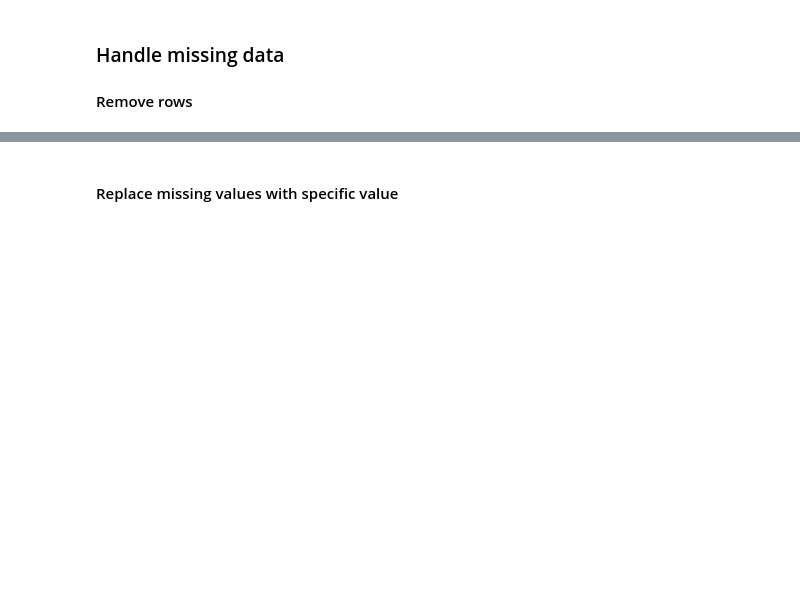
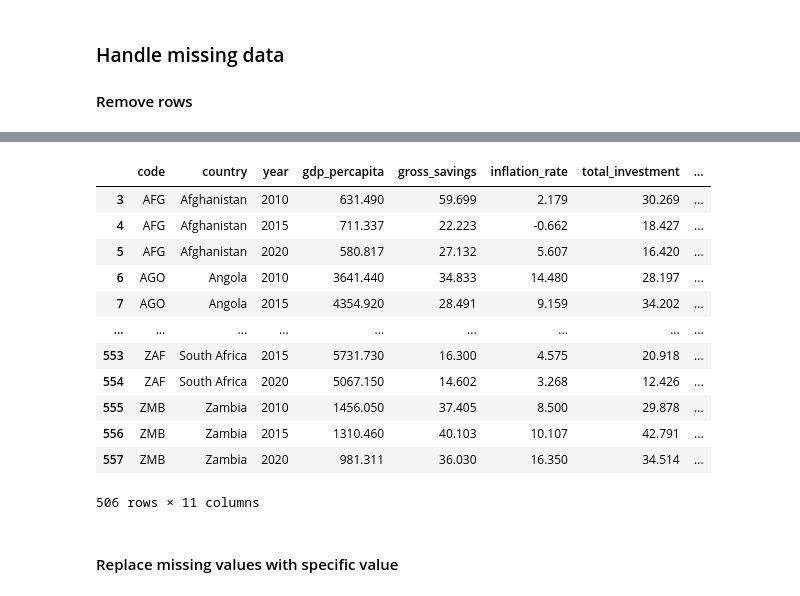
Before and after one commit to ismayc/oreilly-genai-powered-data-analysis-with-python, a Jupyter notebook: exercises-2025_09.ipynb, the cells around one changed output, grey strips where cells are left out. Cells and saved outputs as stored; diff of their text form; code cells hidden in the pictures; blank space fills up the shorter version.

```diff
--- a/exercises-2025_09.ipynb
+++ b/exercises-2025_09.ipynb
@@ -72,5 +144,20 @@ way too.
 # %%
-# Remove rows with missing values in specific columns
+# Remove rows with missing values in specific columns (exports and imports)
+economies.dropna(subset=['exports', 'imports'])
+# %% [output]
+|  | code | country | year | gdp_percapita | gross_savings | inflation_rate | total_investment | ... |
+| 3 | AFG | Afghanistan | 2010 | 631.490 | 59.699 | 2.179 | 30.269 | ... |
+| 4 | AFG | Afghanistan | 2015 | 711.337 | 22.223 | -0.662 | 18.427 | ... |
+| 5 | AFG | Afghanistan | 2020 | 580.817 | 27.132 | 5.607 | 16.420 | ... |
+| 6 | AGO | Angola | 2010 | 3641.440 | 34.833 | 14.480 | 28.197 | ... |
+| 7 | AGO | Angola | 2015 | 4354.920 | 28.491 | 9.159 | 34.202 | ... |
+| ... | ... | ... | ... | ... | ... | ... | ... | ... |
+| 553 | ZAF | South Africa | 2015 | 5731.730 | 16.300 | 4.575 | 20.918 | ... |
+| 554 | ZAF | South Africa | 2020 | 5067.150 | 14.602 | 3.268 | 12.426 | ... |
+| 555 | ZMB | Zambia | 2010 | 1456.050 | 37.405 | 8.500 | 29.878 | ... |
+| 556 | ZMB | Zambia | 2015 | 1310.460 | 40.103 | 10.107 | 42.791 | ... |
+| 557 | ZMB | Zambia | 2020 | 981.311 | 36.030 | 16.350 | 34.514 | ... |
+506 rows × 11 columns
 # %% [markdown]
 #### Replace missing values with specific value
 # %%
```
Also changed, not shown: parts of 27 cells of this notebook, 1 other file.
